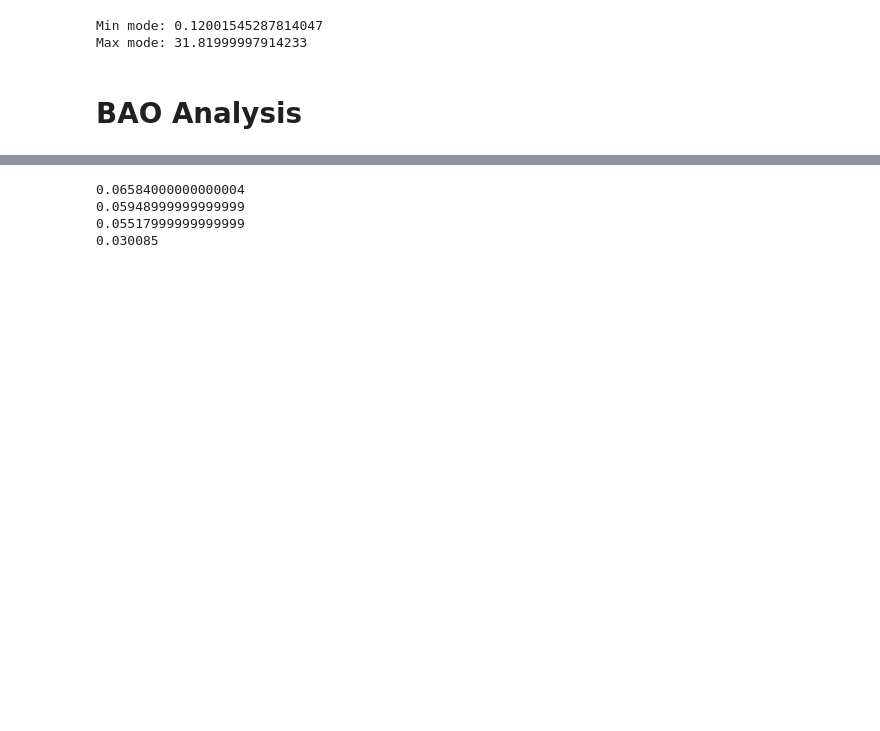
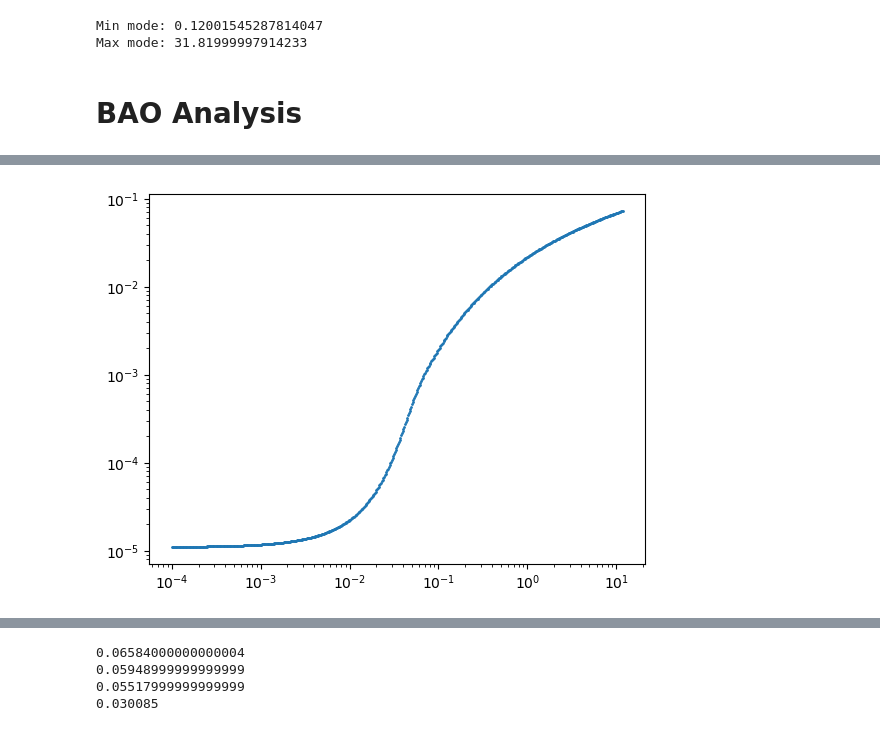
Before and after one commit to rlbyrne/PSsensitivity, a Jupyter notebook: plot_DSA2000_sensitivity.ipynb, the cells around one changed output, grey strips where cells are left out. Saved outputs shown, nothing was run; the diff lists cells and outputs as text; code cells hidden in the pictures; blank space fills up the shorter version.

```diff
--- a/plot_DSA2000_sensitivity.ipynb
+++ b/plot_DSA2000_sensitivity.ipynb
@@ -778 +808,7 @@ Max mode: 31.81999997914233
+# %%
+plt.plot(model_k_axis, ps_model_fit_values,"o", markersize=1)
+plt.yscale("log")
+plt.xscale("log")
+# %% [output]
+[figure, added]
 # %%
```
Also changed, not shown: parts of 16 cells of this notebook, 3 other files.
